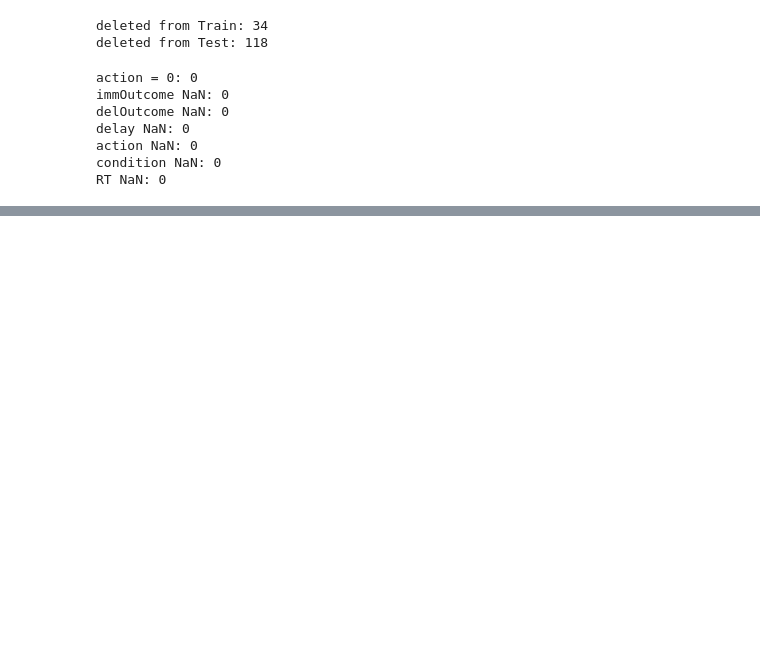
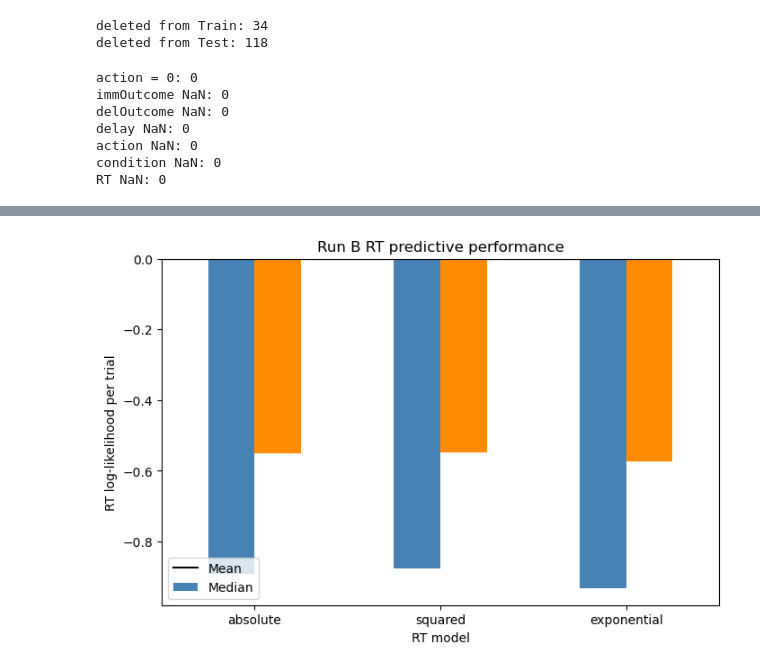
Before and after one commit to TonyDql/cog_dt_sci_final_proj, a Jupyter notebook: dt_process.ipynb, the cells around one changed output, grey strips where cells are left out. Saved outputs shown, nothing was run; the diff lists cells and outputs as text; code cells hidden in the pictures; blank space fills up the shorter version.

```diff
--- a/dt_process.ipynb
+++ b/dt_process.ipynb
@@ -218,0 +2020,18 @@ cleaned_data[0]["train"].head()
+# %%
+choice_only_k = choice_only_result.x[0]
+choice_only_beta = choice_only_result.x[1]
+
+choice_only_test_ll = choice_log_likelihood(
+    df=participant_test,
+    k=choice_only_k,
+    beta=choice_only_beta
+)
+
+choice_only_test_accuracy = choice_accuracy(
+    df=participant_test,
+    k=choice_only_k,
+    beta=choice_only_beta
+)
+
+print("Choice-only Run B choice LL:", choice_only_test_ll)
+print("Choice-only Run B accuracy:", choice_only_test_accuracy)
@@ -218,0 +2459,41 @@ cleaned_data[0]["train"].head()
+# %%
+model_order = [
+    "absolute",
+    "squared",
+    "exponential"
+]
+
+rt_score_summary = (
+    full_model_results
+    .groupby("model")[
+        "test_rt_ll_per_trial"
+    ]
+    .agg(["mean", "median"])
+    .loc[model_order]
+)
+
+rt_score_summary.plot(
+    kind="bar",
+    figsize=(8, 5),
+    color=[
+        "steelblue",
+        "darkorange"
+    ]
+)
+
+plt.axhline(
+    0,
+    color="black"
+)
+
+plt.xlabel("RT model")
+plt.ylabel("RT log-likelihood per trial")
+plt.title(
+    "Run B RT predictive performance"
+)
+
+plt.xticks(rotation=0)
+plt.legend(["Mean", "Median"])
+plt.show()
+# %% [output]
+[figure, added]
```
Also changed, not shown: parts of 74 cells of this notebook.
